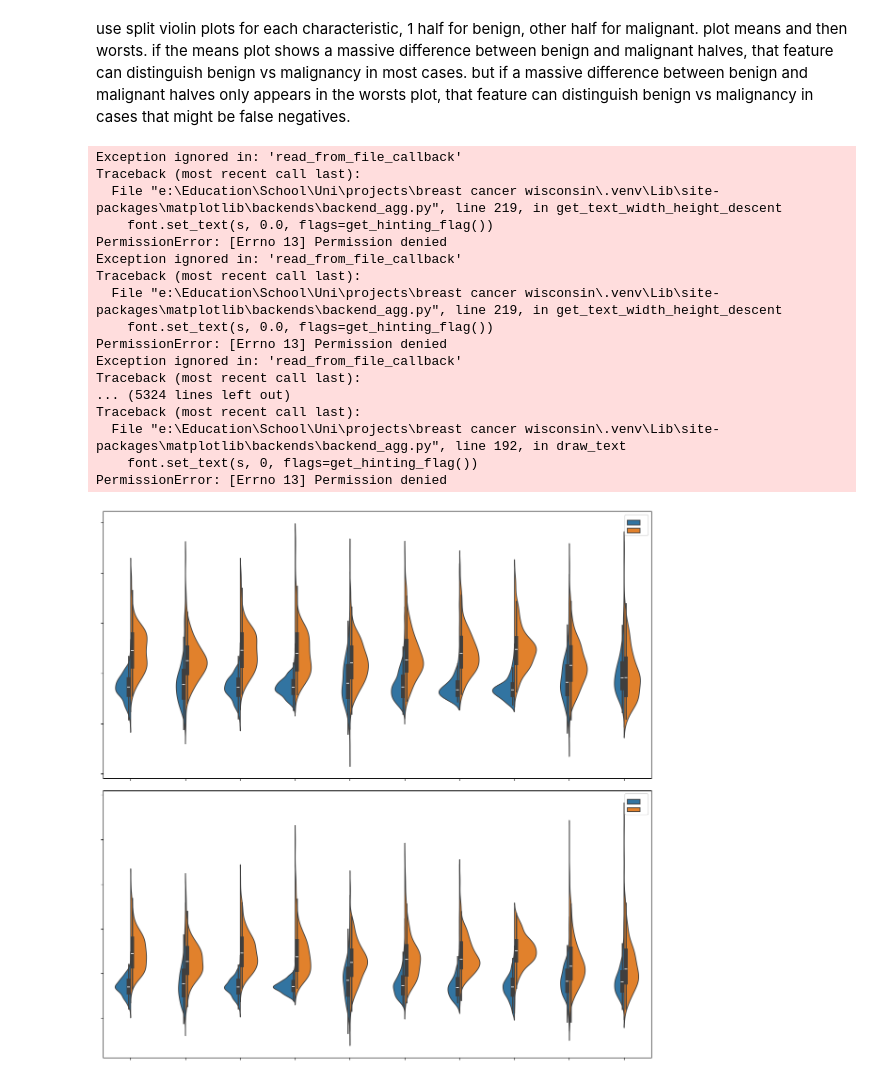
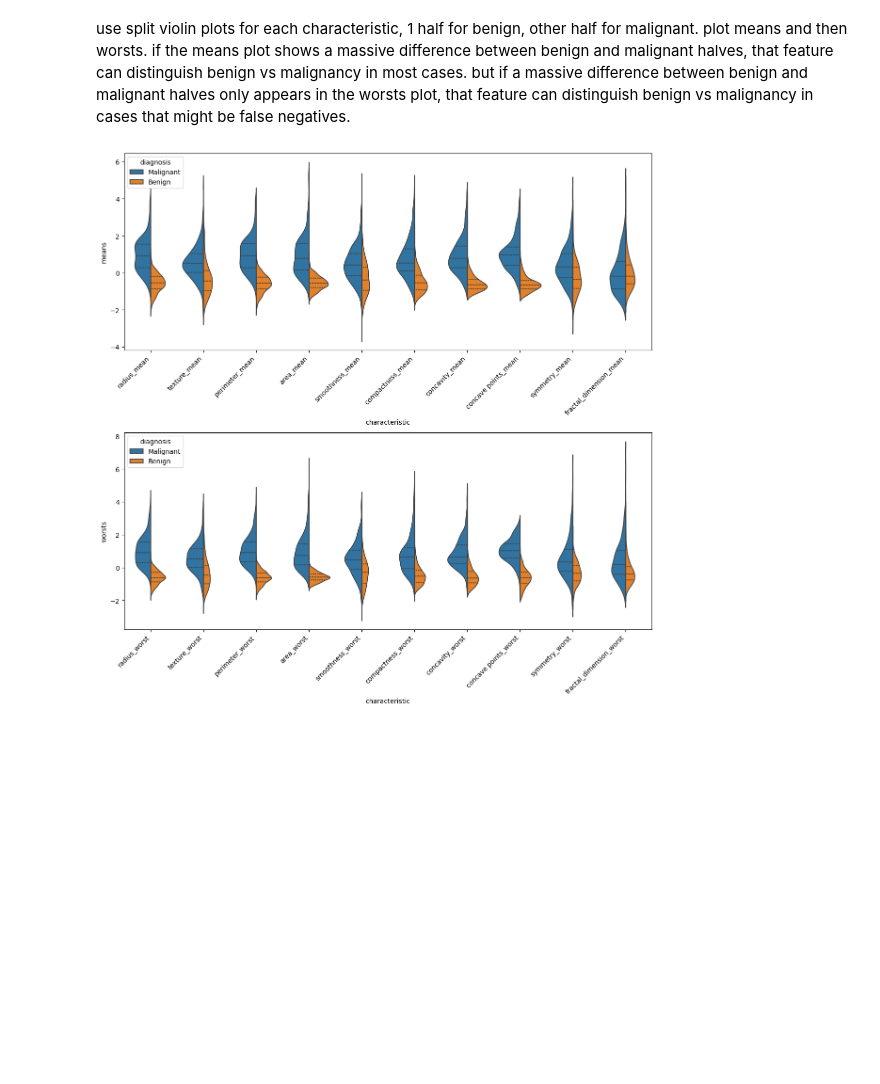
Before and after one commit to ThereseColeongco/classifier-breast-cancer, a Jupyter notebook: classifier.ipynb, the cells around one changed output. Saved outputs shown, nothing was run; the diff lists cells and outputs as text; code cells hidden in the pictures; blank space fills up the shorter version.

Commit message:
feat: making violin plot more aesthetic

```diff
--- a/classifier.ipynb
+++ b/classifier.ipynb
@@ -127,7 +127,7 @@ Can this data actually be used to predict whether cells are malignant or benign?
 # %%
 # create dataframe for plotting only
 scaler_for_viz = StandardScaler()
-characteristics_only = df.drop(columns=['diagnosis'])
+characteristics_only = df.drop(columns=['diagnosis', 'id'])
 
 df_viz_scaled = pd.DataFrame(scaler_for_viz.fit_transform(characteristics_only), columns=characteristics_only.columns)
 df_viz_scaled['diagnosis'] = df['diagnosis'].values
@@ -153,6 +153,7 @@ df_viz_scaled
 use split violin plots for each characteristic, 1 half for benign, other half for malignant. plot means and then worsts. if the means plot shows a massive difference between benign and malignant halves, that feature can distinguish benign vs malignancy in most cases. but if a massive difference between benign and malignant halves only appears in the worsts plot, that feature can distinguish benign vs malignancy in cases that might be false negatives.
 # %%
 figs, (ax1, ax2) = plt.subplots(nrows=2, ncols=1, figsize=(12,12))
+df_viz_scaled['diagnosis'] = df_viz_scaled['diagnosis'].map({1: 'malignant', 0: 'benign'})
 
 # violin plot for means
 
@@ -160,53 +161,36 @@ means_col_names = df_viz_scaled.columns[df_viz_scaled.columns.get_loc('radius_me
 means = df_viz_scaled.loc[:,['diagnosis'] + list(means_col_names)]
 long_means = means.melt(id_vars='diagnosis', var_name='characteristic', value_name='means')
 
-v_means = sns.violinplot(data=long_means, x='characteristic', y='means', hue='diagnosis', split=True, ax=ax1)
+v_means = sns.violinplot(data=long_means, x='characteristic', y='means', hue='diagnosis', split=True, ax=ax1, inner='quart')
 
 # violin plot for worsts
 
 worsts_col_names = df_viz_scaled.columns[df_viz_scaled.columns.get_loc('radius_worst') : df_viz_scaled.columns.get_loc('fractal_dimension_worst') + 1]  # +1 b/c dealing with list indices w/c don't include the item at the given end index
 worsts = df_viz_scaled.loc[:,['diagnosis'] + list(worsts_col_names)]
 long_worsts = worsts.melt(id_vars='diagnosis', var_name='characteristic', value_name='worsts')
 
-v_worsts = sns.violinplot(data=long_worsts, x='characteristic', y='worsts', hue='diagnosis', split=True, ax=ax2)
+v_worsts = sns.violinplot(data=long_worsts, x='characteristic', y='worsts', hue='diagnosis', split=True, ax=ax2, inner='quart')
 
 # make x axis labels diagonal for both plots
 plt.xticks(rotation=45, ha='right')
 
 ticks_means = v_means.get_xticks()
 v_means.set_xticks(ticks_means)
 v_means.set_xticklabels(v_means.get_xticklabels(), rotation=45, ha='right')
 
 ticks_worsts = v_worsts.get_xticks()
 v_worsts.set_xticks(ticks_worsts)
 v_worsts.set_xticklabels(v_worsts.get_xticklabels(), rotation=45, ha='right')
 
 plt.tight_layout()
 plt.show()
 
 # test for statistically significant difference too.
 # unpaired student's t-test if data is normally distributed for both malignant and benign groups
 # Mann-Whitney U test if data is skewed
 # Mann-Whitney U test is a non-parametric statistical test used to determine if there are statistically significant differences between two independent groups. Often used as an alternative to the independent t-test, it does not require data to be normally distributed and is ideal for skewed data, small sample sizes, or ordinal variables
 # %% [output]
-Exception ignored in: 'read_from_file_callback'
-Traceback (most recent call last):
-  File "e:\Education\School\Uni\projects\breast cancer wisconsin\.venv\Lib\site-packages\matplotlib\backends\backend_agg.py", line 219, in get_text_width_height_descent
-    font.set_text(s, 0.0, flags=get_hinting_flag())
-PermissionError: [Errno 13] Permission denied
-Exception ignored in: 'read_from_file_callback'
-Traceback (most recent call last):
-  File "e:\Education\School\Uni\projects\breast cancer wisconsin\.venv\Lib\site-packages\matplotlib\backends\backend_agg.py", line 219, in get_text_width_height_descent
-    font.set_text(s, 0.0, flags=get_hinting_flag())
-PermissionError: [Errno 13] Permission denied
-Exception ignored in: 'read_from_file_callback'
-Traceback (most recent call last):
-... (5324 lines left out)
-Traceback (most recent call last):
-  File "e:\Education\School\Uni\projects\breast cancer wisconsin\.venv\Lib\site-packages\matplotlib\backends\backend_agg.py", line 192, in draw_text
-    font.set_text(s, 0, flags=get_hinting_flag())
-PermissionError: [Errno 13] Permission denied
-[figure, old version]
+[figure, new version]
 # %%
 # TODO are there any interactions between combos of features? create heatmap of features to check
 
```
Also changed, not shown: parts of 1 cell of this notebook.
